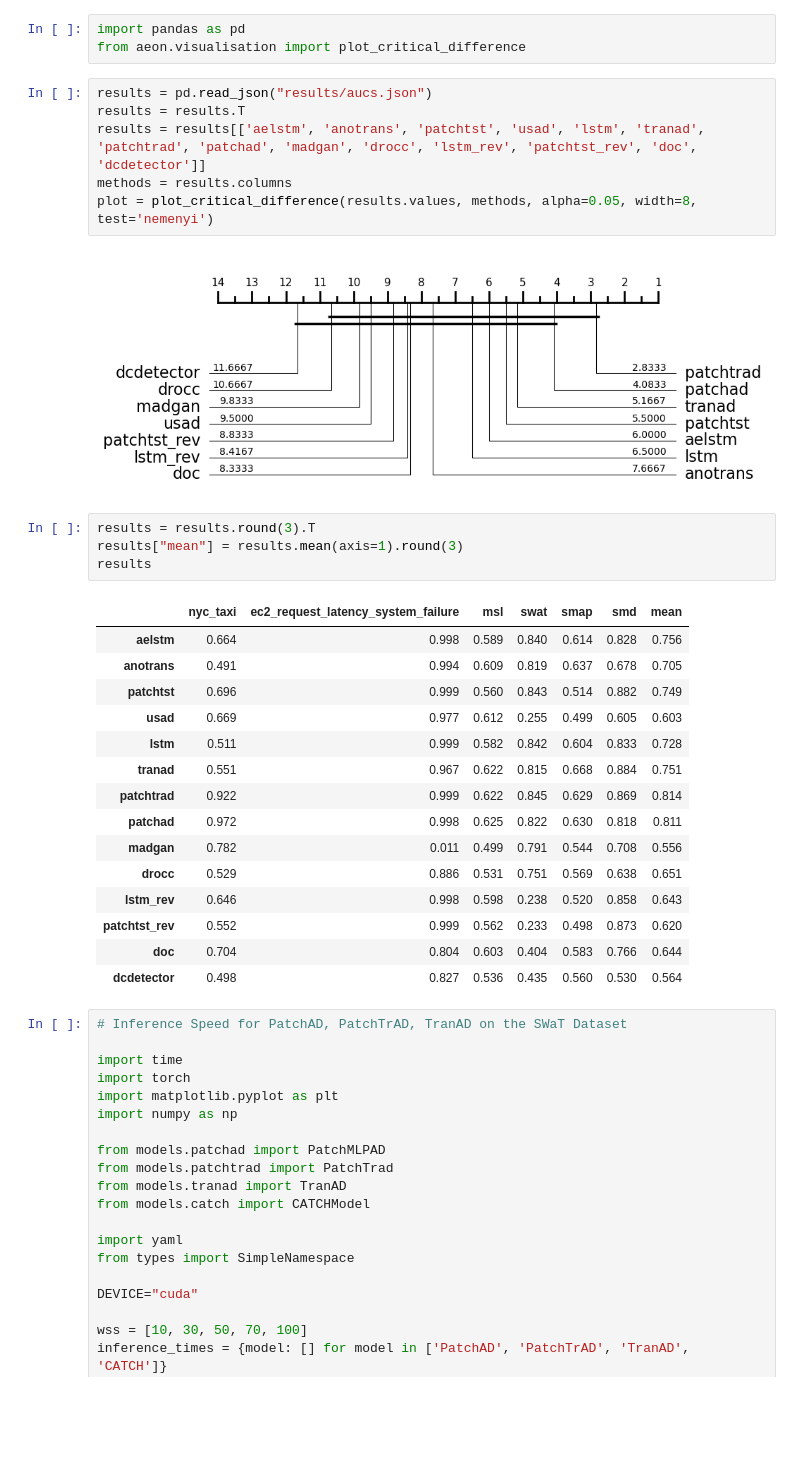
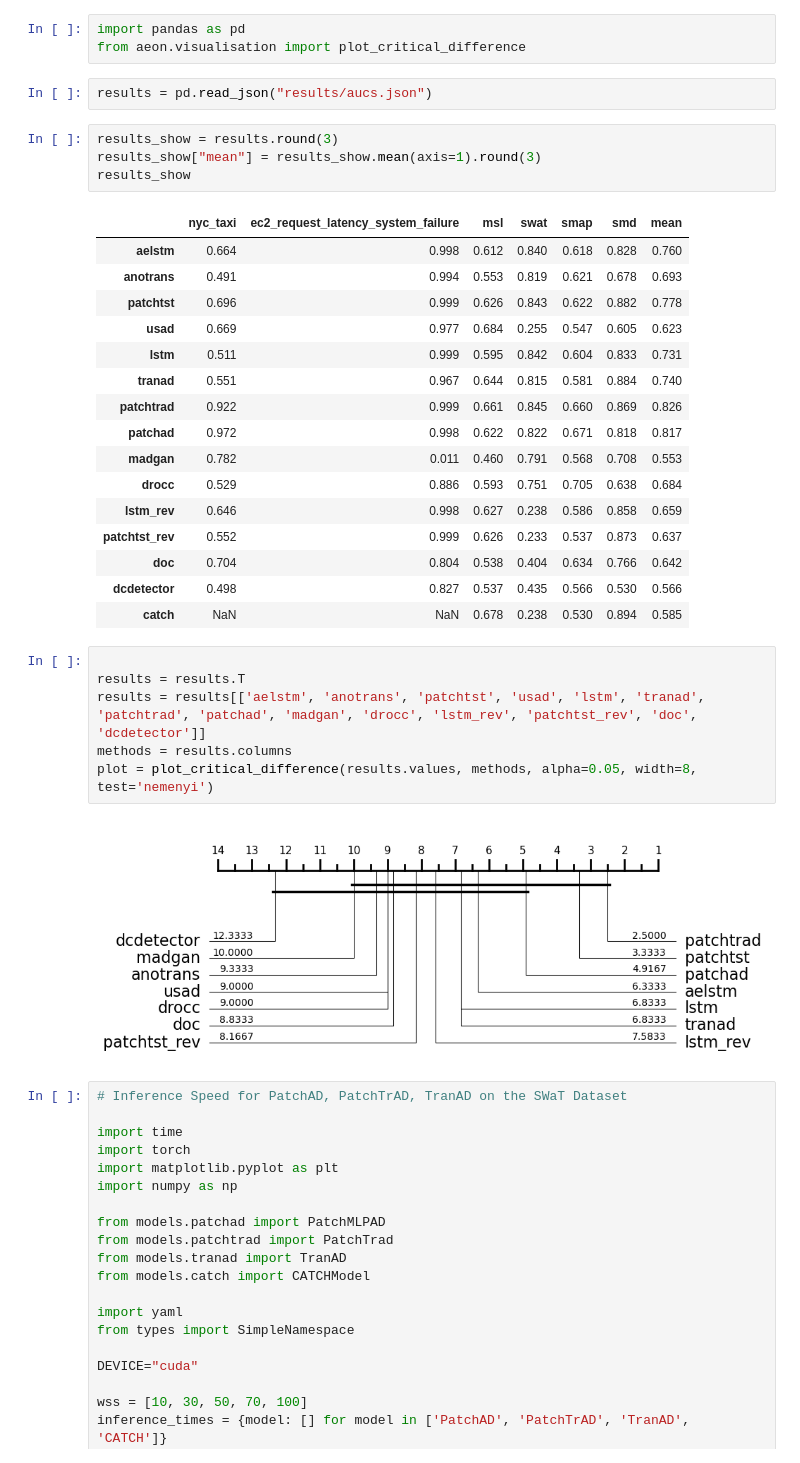
Before and after one commit to vilhess/DL4TSAD, a Jupyter notebook: visu.ipynb, the cells around one changed output. Saved outputs shown, nothing was run; the diff lists cells and outputs as text; blank space fills up the shorter version.

Commit message:
smap

```diff
--- a/visu.ipynb
+++ b/visu.ipynb
@@ -1,34 +1,37 @@
 # %%
 import pandas as pd
 from aeon.visualisation import plot_critical_difference
+# %%
+results = pd.read_json("results/aucs.json")
+# %%
+results_show = results.round(3)
+results_show["mean"] = results_show.mean(axis=1).round(3)
+results_show
+# %% [output]
+|  | nyc_taxi | ec2_request_latency_system_failure | msl | swat | smap | smd | mean |
+| aelstm | 0.664 | 0.998 | 0.612 | 0.840 | 0.618 | 0.828 | 0.760 |
+| anotrans | 0.491 | 0.994 | 0.553 | 0.819 | 0.621 | 0.678 | 0.693 |
+| patchtst | 0.696 | 0.999 | 0.626 | 0.843 | 0.622 | 0.882 | 0.778 |
+| usad | 0.669 | 0.977 | 0.684 | 0.255 | 0.547 | 0.605 | 0.623 |
+| lstm | 0.511 | 0.999 | 0.595 | 0.842 | 0.604 | 0.833 | 0.731 |
+| tranad | 0.551 | 0.967 | 0.644 | 0.815 | 0.581 | 0.884 | 0.740 |
+| patchtrad | 0.922 | 0.999 | 0.661 | 0.845 | 0.660 | 0.869 | 0.826 |
+| patchad | 0.972 | 0.998 | 0.622 | 0.822 | 0.671 | 0.818 | 0.817 |
+| madgan | 0.782 | 0.011 | 0.460 | 0.791 | 0.568 | 0.708 | 0.553 |
+| drocc | 0.529 | 0.886 | 0.593 | 0.751 | 0.705 | 0.638 | 0.684 |
+| lstm_rev | 0.646 | 0.998 | 0.627 | 0.238 | 0.586 | 0.858 | 0.659 |
+| patchtst_rev | 0.552 | 0.999 | 0.626 | 0.233 | 0.537 | 0.873 | 0.637 |
+| doc | 0.704 | 0.804 | 0.538 | 0.404 | 0.634 | 0.766 | 0.642 |
+| dcdetector | 0.498 | 0.827 | 0.537 | 0.435 | 0.566 | 0.530 | 0.566 |
+| catch | NaN | NaN | 0.678 | 0.238 | 0.530 | 0.894 | 0.585 |
 # %%
-results = pd.read_json("results/aucs.json")
+
 results = results.T
 results = results[['aelstm', 'anotrans', 'patchtst', 'usad', 'lstm', 'tranad', 'patchtrad', 'patchad', 'madgan', 'drocc', 'lstm_rev', 'patchtst_rev', 'doc', 'dcdetector']]
 methods = results.columns
 plot = plot_critical_difference(results.values, methods, alpha=0.05, width=8, test='nemenyi')
 # %% [output]
-[figure, old version]
+[figure, new version]
-# %%
-results = results.round(3).T
-results["mean"] = results.mean(axis=1).round(3)
-results
-# %% [output]
-|  | nyc_taxi | ec2_request_latency_system_failure | msl | swat | smap | smd | mean |
-| aelstm | 0.664 | 0.998 | 0.589 | 0.840 | 0.614 | 0.828 | 0.756 |
-| anotrans | 0.491 | 0.994 | 0.609 | 0.819 | 0.637 | 0.678 | 0.705 |
-| patchtst | 0.696 | 0.999 | 0.560 | 0.843 | 0.514 | 0.882 | 0.749 |
-| usad | 0.669 | 0.977 | 0.612 | 0.255 | 0.499 | 0.605 | 0.603 |
-| lstm | 0.511 | 0.999 | 0.582 | 0.842 | 0.604 | 0.833 | 0.728 |
-| tranad | 0.551 | 0.967 | 0.622 | 0.815 | 0.668 | 0.884 | 0.751 |
-| patchtrad | 0.922 | 0.999 | 0.622 | 0.845 | 0.629 | 0.869 | 0.814 |
-| patchad | 0.972 | 0.998 | 0.625 | 0.822 | 0.630 | 0.818 | 0.811 |
-| madgan | 0.782 | 0.011 | 0.499 | 0.791 | 0.544 | 0.708 | 0.556 |
-| drocc | 0.529 | 0.886 | 0.531 | 0.751 | 0.569 | 0.638 | 0.651 |
-| lstm_rev | 0.646 | 0.998 | 0.598 | 0.238 | 0.520 | 0.858 | 0.643 |
-| patchtst_rev | 0.552 | 0.999 | 0.562 | 0.233 | 0.498 | 0.873 | 0.620 |
-| doc | 0.704 | 0.804 | 0.603 | 0.404 | 0.583 | 0.766 | 0.644 |
-| dcdetector | 0.498 | 0.827 | 0.536 | 0.435 | 0.560 | 0.530 | 0.564 |
 # %%
 # Inference Speed for PatchAD, PatchTrAD, TranAD on the SWaT Dataset
 
```
Also changed, not shown: 5 other files.
